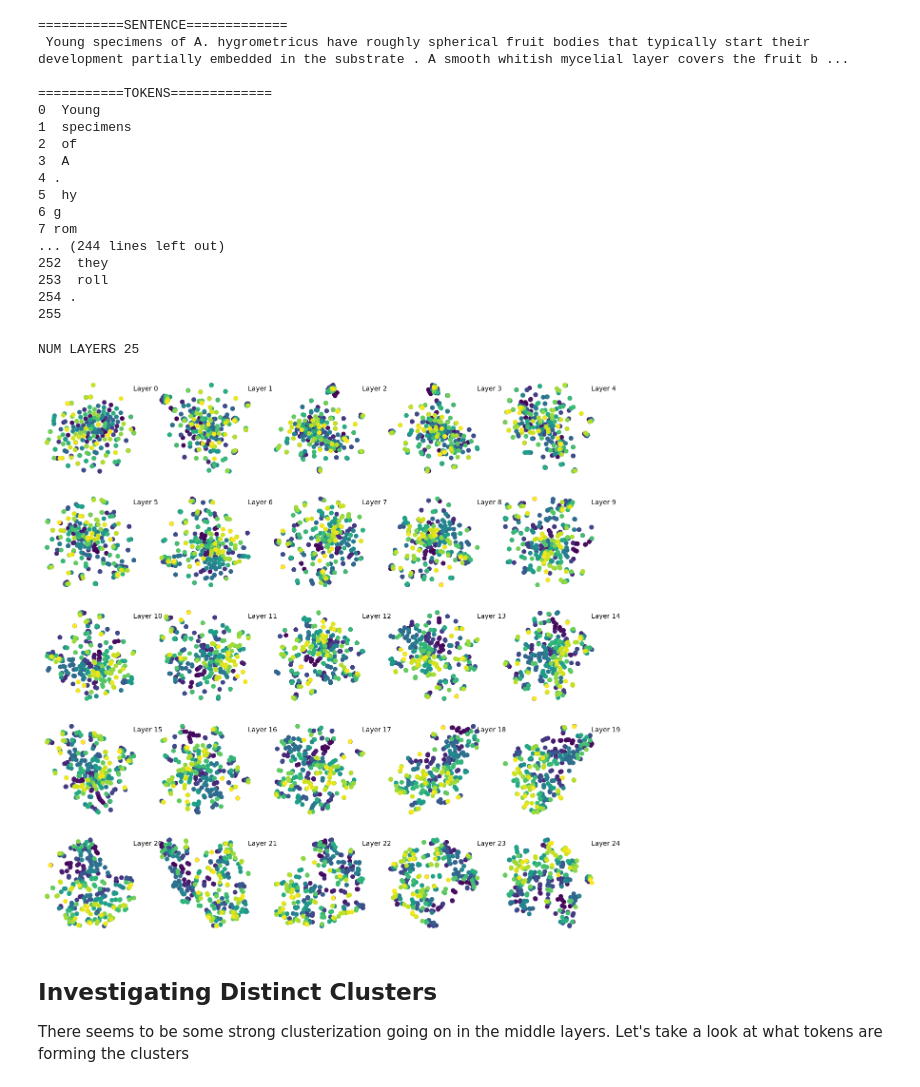
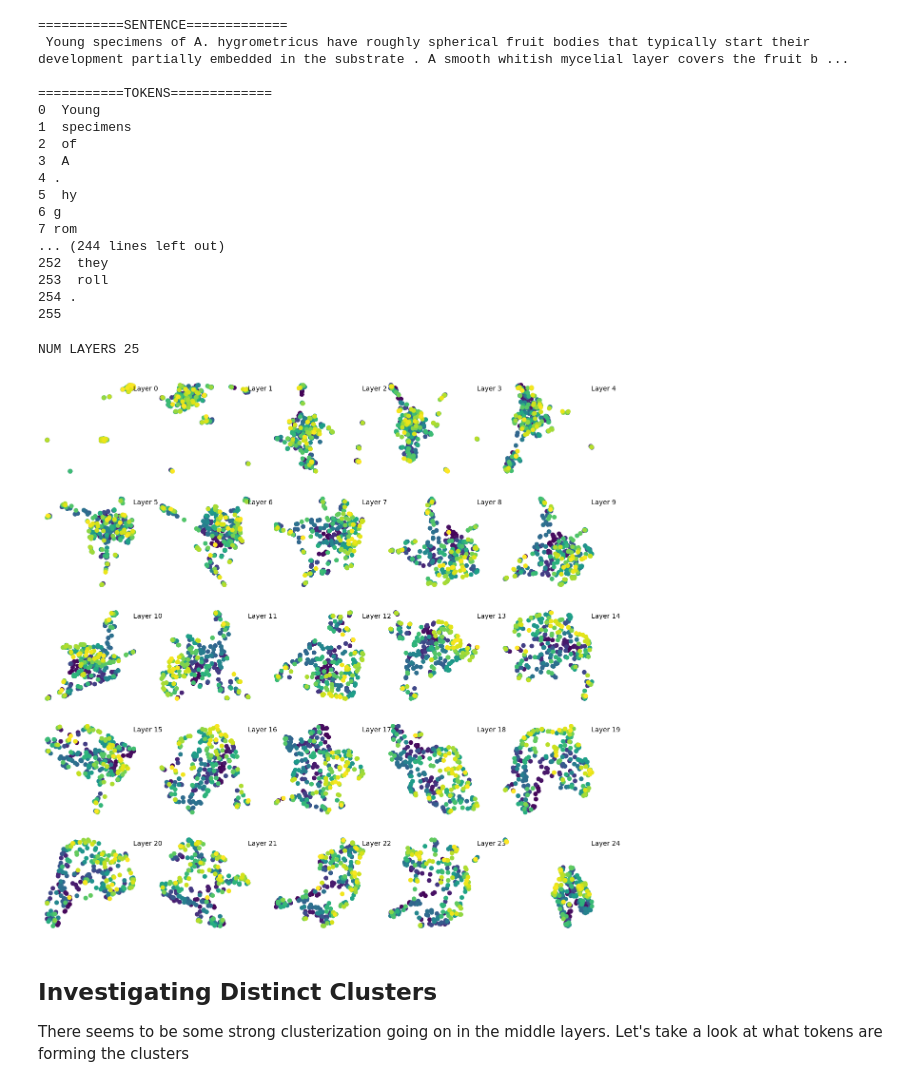
Before and after one commit to OFSkean/information_flow, a Jupyter notebook: experiments/idea_clustering.ipynb, the cells around one changed output. Saved outputs shown, nothing was run; the diff lists cells and outputs as text; code cells hidden in the pictures.

Commit message:
added UMAP and more clustering experiments

```diff
--- a/experiments/idea_clustering.ipynb
+++ b/experiments/idea_clustering.ipynb
@@ -97,45 +107,11 @@ for idx, tok in enumerate(batch["input_ids"][0]):
 253  roll
 254 .
 255
-# %%
-from sklearn.manifold import TSNE
-import math
-
-num_layers = len(hidden_states)
-layers_per_row = 5
-
-num_rows = math.ceil(num_layers / layers_per_row)
-fig, axs = plt.subplots(num_rows, layers_per_row, figsize=(15, 3*num_rows))
-num_tokens = hidden_states[0].shape[1]
-tsne_results_by_layer = []
-
-print("NUM LAYERS", num_layers)
-
-# plot hidden states at each layer
-for i in range(num_layers):
-    row, col = divmod(i, layers_per_row)
-
-    layer_hidden_states = hidden_states[i].squeeze().cpu().numpy()
-
-    tsne = TSNE(n_components=2, perplexity=20, random_state=0)
-    tsne_results = tsne.fit_transform(layer_hidden_states)
-    tsne_results_by_layer.append(tsne_results)
-
-    colors = np.array(list(range(num_tokens)))
-    axs[row][col].scatter(tsne_results[:, 0], tsne_results[:, 1], c=colors, cmap="viridis")
-
-    # put row number in corner
-    axs[row][col].text(0.95, 0.95, f"Layer {i}", transform=axs[row][col].transAxes, ha="left", va="top")
-    # hide axes
-    axs[row][col].axis("off")
-
-# hide empty plots
-for i in range(num_layers, num_rows*layers_per_row):
-    row, col = divmod(i, layers_per_row)
-    axs[row][col].axis("off")
-# %% [output]
-NUM LAYERS 25
-[figure, removed]
+# %%
+tsne_hidden_states = reduce_and_visualize_hidden_states(hidden_states, reduction="umap")
+# %% [output]
+NUM LAYERS 25
+[figure, added]
 # %% [markdown]
 ## Investigating Distinct Clusters
 
```
Also changed, not shown: parts of 9 cells of this notebook, 2 other files.
